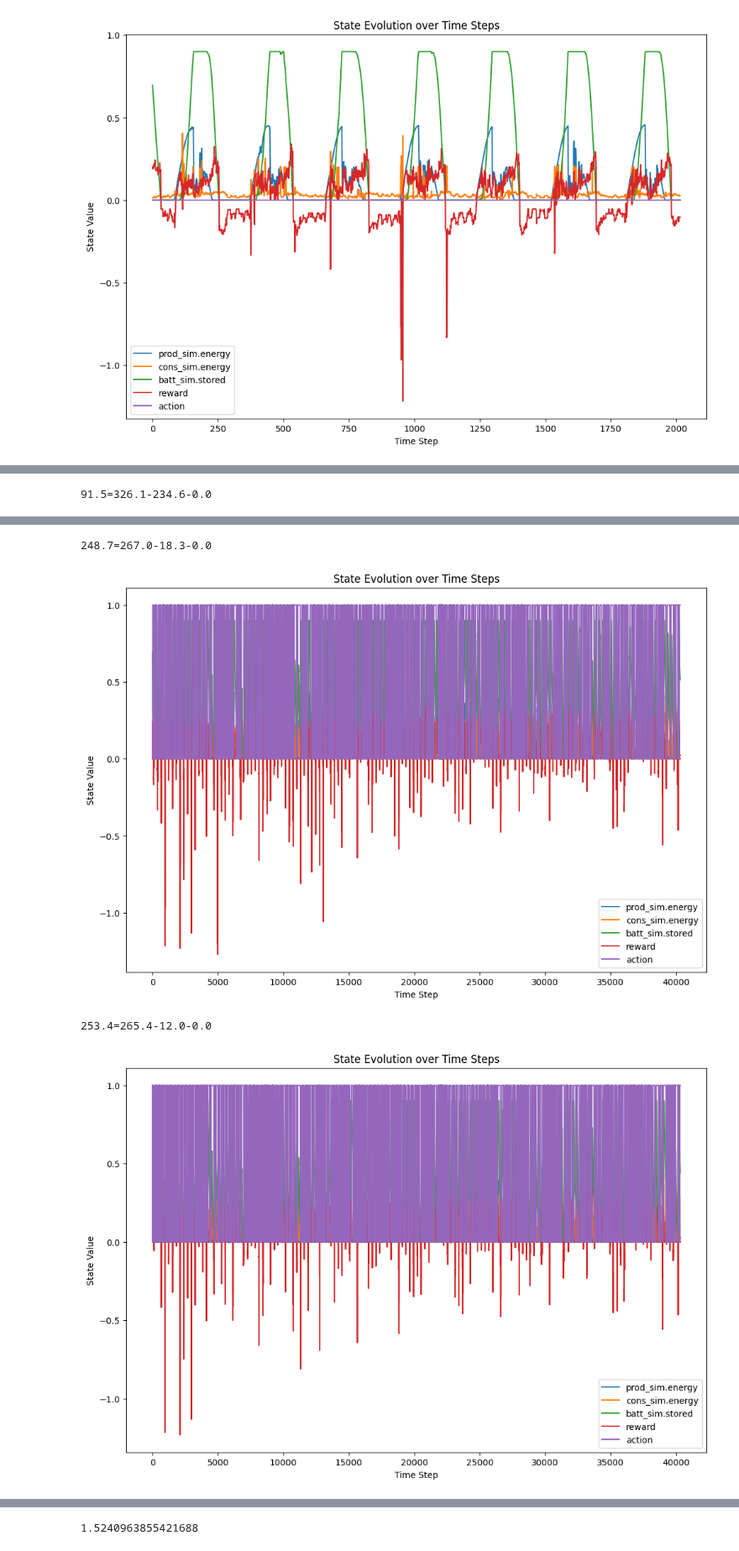
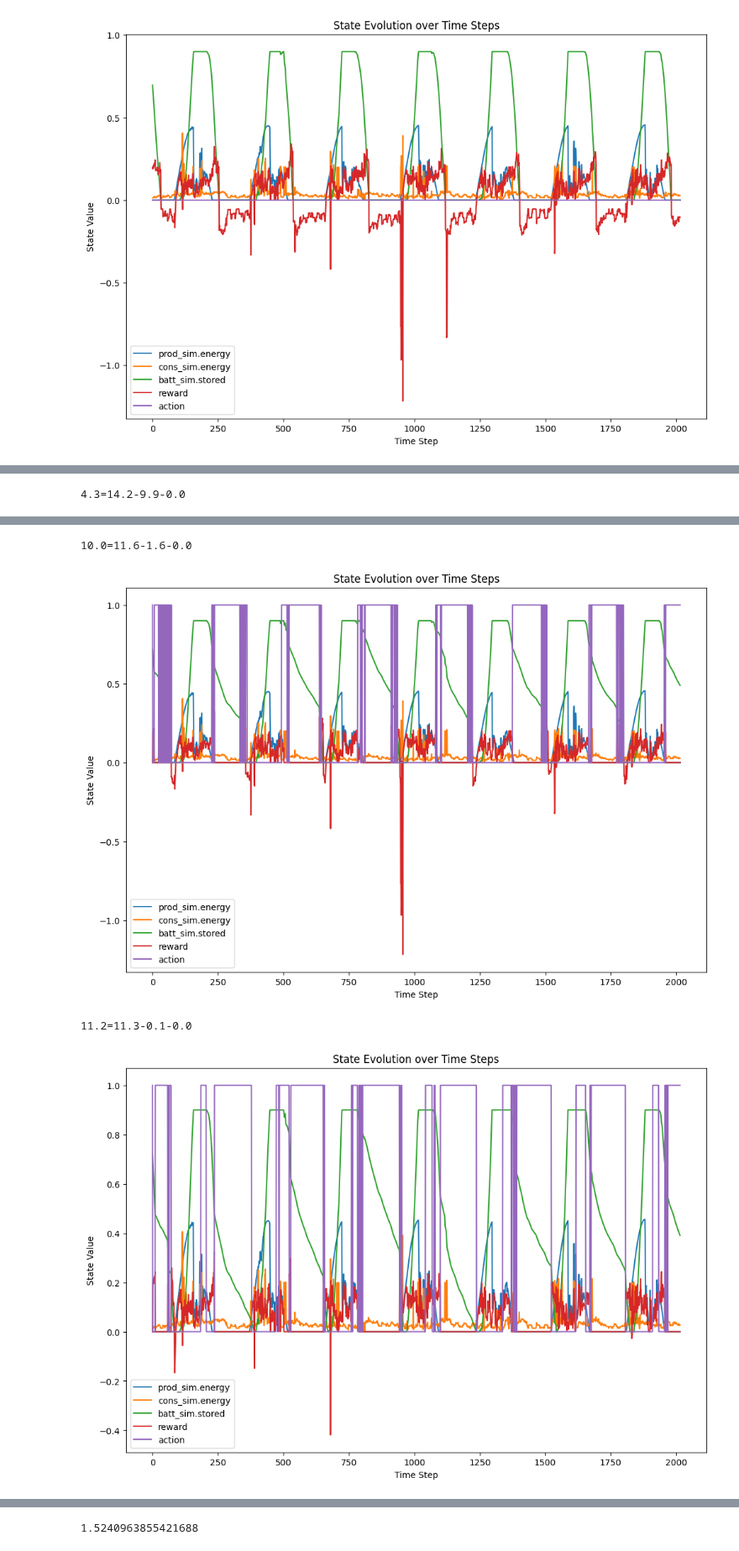
Before and after one commit to EmaR97/EnergyManagementRL, a Jupyter notebook: notebooks/02_model_training.ipynb, the cells around one changed output, grey strips where cells are left out. Shown at 84% size. Saved outputs shown, nothing was run; the diff lists cells and outputs as text; code cells hidden in the pictures.

```diff
--- a/notebooks/02_model_training.ipynb
+++ b/notebooks/02_model_training.ipynb
@@ -26,12 +26,6 @@ start_time = time.time()
 cloud_transition_matrices = np.load('../data/cloud_coverage_transition_matrix_3d.npy')
 noise_transition_matrix = np.load('../data/noise_transition_matrix.npy')
 df = pd.read_csv('../data/complete_series.ex.csv', parse_dates=['timestamp'])
-plant_stat_history_df = pd.read_csv('../data/plant_stat_history.csv')
-plant_stat_history_df.startTime = pd.to_datetime(plant_stat_history_df.startTime, unit='s')
-plant_stat_history_df.loadPower = -plant_stat_history_df.loadPower * 1000
-df = pd.concat([df, plant_stat_history_df.loadPower],axis=1)
-df.loadPower.fillna(0, inplace=True)
-df.dropna(inplace=True)
 print(f"Data loading took {time.time() - start_time:.2f} seconds")
 
 # # Initialize WeatherSim
@@ -73,7 +67,7 @@ print(f"ProductionSim initialization took {time.time() - start_time:.2f} seconds
 # Initialize ConsumptionSim
 start_time = time.time()
 c_sim = ConsumptionSim(
-    power_series=df.loadPower,
+    power_series=df.consumption_w,
     daily_sample=6,
     forecast_steps=12
 )
@@ -356,8 +317,8 @@ for model_to_test in [
     _test_plot(
         eval_env,
         model_to_test,
-        full_period
-        # week
+        # full_period
+        week
         # month
         # day
     )
@@ -367 +328 @@ for model_to_test in [
-91.5=326.1-234.6-0.0
+4.3=14.2-9.9-0.0
@@ -369,5 +330,5 @@ for model_to_test in [
-248.7=267.0-18.3-0.0
+10.0=11.6-1.6-0.0
-[figure, old version]
+[figure, new version]
-253.4=265.4-12.0-0.0
+11.2=11.3-0.1-0.0
-[figure, old version]
+[figure, new version]
 # %%
```
Also changed, not shown: parts of 6 cells of this notebook, 3 other files.
